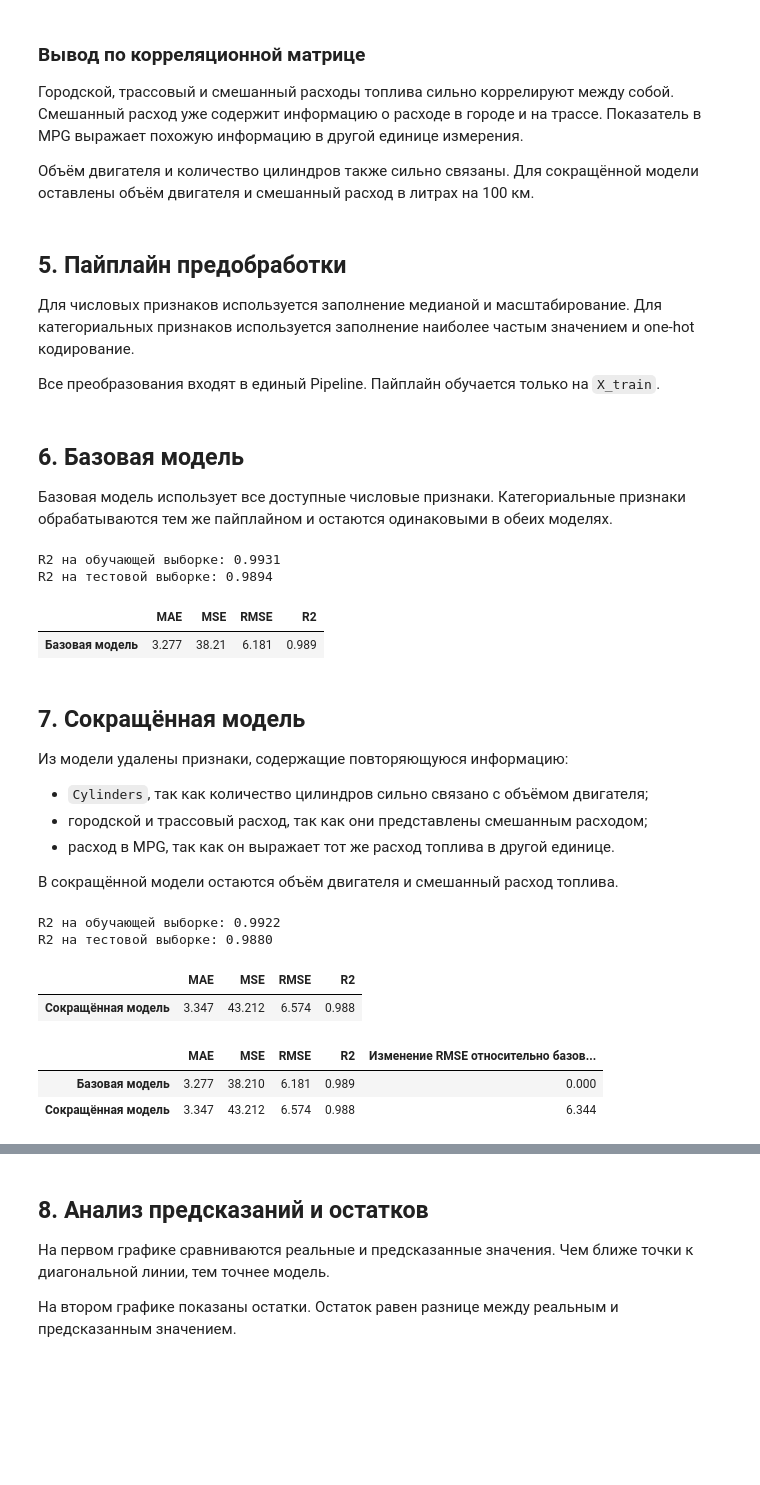
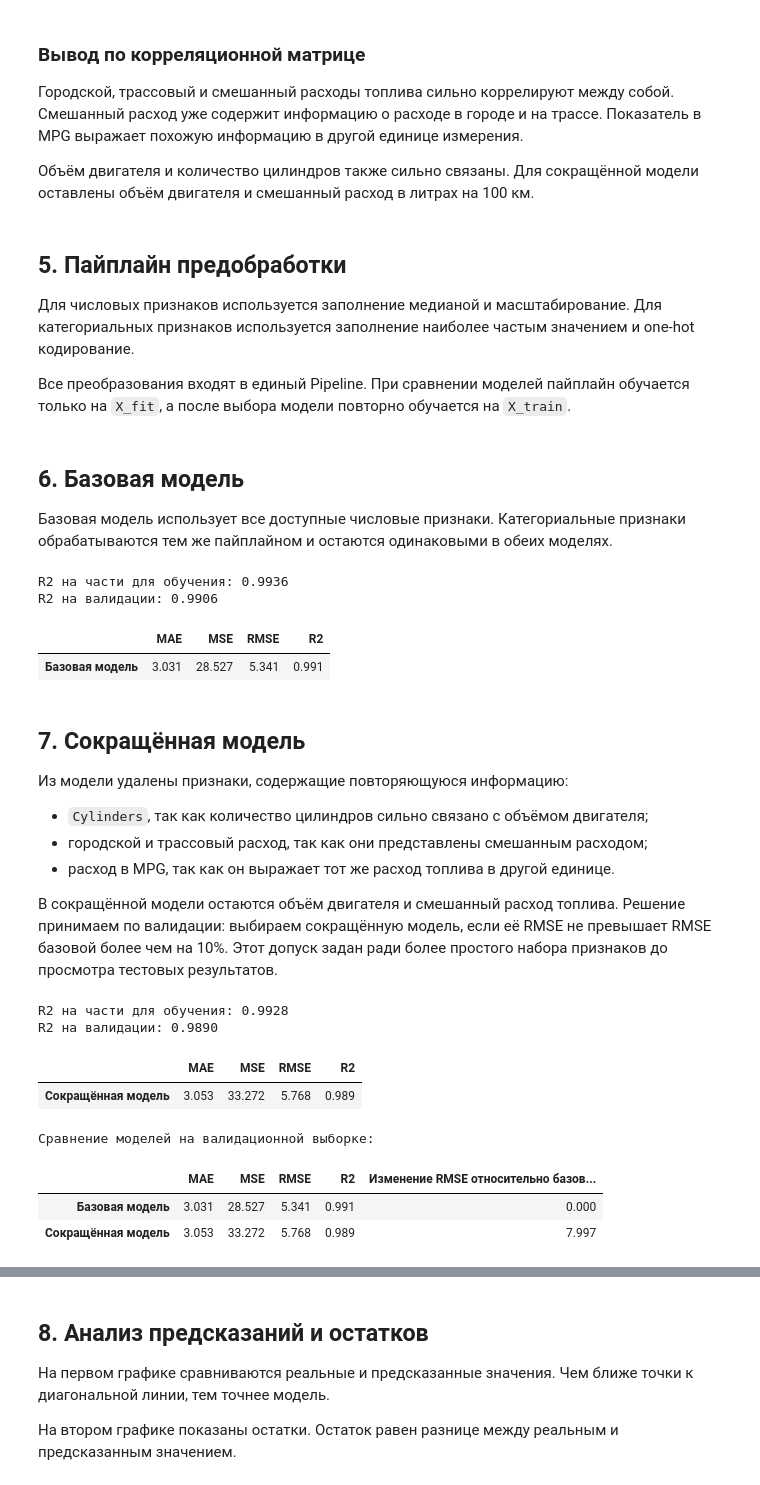
Before and after one commit to Aymanchk/machine-learning-practicals, a Jupyter notebook: practical-04/notebooks/pr4_co2_regression.ipynb, the cells around one changed output, grey strips where cells are left out. Cells and saved outputs as stored; diff of their text form; code cells hidden in the pictures; blank space fills up the shorter version.

Commit message:
ПР-4: проверка модели на валидации

```diff
--- a/practical-04/notebooks/pr4_co2_regression.ipynb
+++ b/practical-04/notebooks/pr4_co2_regression.ipynb
@@ -168,10 +168,19 @@ X_train, X_test, y_train, y_test = train_test_split(
     random_state=42
 )
 
+X_fit, X_val, y_fit, y_val = train_test_split(
+    X_train,
+    y_train,
+    test_size=0.2,
+    random_state=42
+)
+
 print(f"Размер X_train: {X_train.shape}")
 print(f"Размер X_test: {X_test.shape}")
 print(f"Размер y_train: {y_train.shape}")
 print(f"Размер y_test: {y_test.shape}")
+print(f"Размер X_fit: {X_fit.shape}")
+print(f"Размер X_val: {X_val.shape}")
 # %% [output]
 Размер X_train: (5025, 9)
 Размер X_test: (1257, 9)
@@ -212,7 +223,7 @@ plt.show()
 
 Для числовых признаков используется заполнение медианой и масштабирование. Для категориальных признаков используется заполнение наиболее частым значением и one-hot кодирование.
 
-Все преобразования входят в единый Pipeline. Пайплайн обучается только на `X_train`.
+Все преобразования входят в единый Pipeline. При сравнении моделей пайплайн обучается только на `X_fit`, а после выбора модели повторно обучается на `X_train`.
 # %%
 def create_regression_pipeline(numeric_features, categorical_features):
     numeric_pipeline = Pipeline(
@@ -272,37 +283,37 @@ baseline_model = create_regression_pipeline(
     categorical_features
 )
 
-baseline_model.fit(X_train, y_train)
+baseline_model.fit(X_fit, y_fit)
 
-baseline_train_predictions = baseline_model.predict(X_train)
-baseline_test_predictions = baseline_model.predict(X_test)
+baseline_fit_predictions = baseline_model.predict(X_fit)
+baseline_val_predictions = baseline_model.predict(X_val)
 
-baseline_metrics = calculate_metrics(
-    y_test,
-    baseline_test_predictions
+baseline_validation_metrics = calculate_metrics(
+    y_val,
+    baseline_val_predictions
 )
 
 print(
-    f"R2 на обучающей выборке: "
-    f"{r2_score(y_train, baseline_train_predictions):.4f}"
+    f"R2 на части для обучения: "
+    f"{r2_score(y_fit, baseline_fit_predictions):.4f}"
 )
 
 print(
-    f"R2 на тестовой выборке: "
-    f"{baseline_metrics['R2']:.4f}"
+    f"R2 на валидации: "
+    f"{baseline_validation_metrics['R2']:.4f}"
 )
 
 display(
     pd.DataFrame(
-        [baseline_metrics],
+        [baseline_validation_metrics],
         index=["Базовая модель"]
     ).round(3)
 )
 # %% [output]
-R2 на обучающей выборке: 0.9931
-R2 на тестовой выборке: 0.9894
+R2 на части для обучения: 0.9936
+R2 на валидации: 0.9906
 |  | MAE | MSE | RMSE | R2 |
-| Базовая модель | 3.277 | 38.21 | 6.181 | 0.989 |
+| Базовая модель | 3.031 | 28.527 | 5.341 | 0.991 |
 # %% [markdown]
 ## 7. Сокращённая модель
 
@@ -312,7 +323,7 @@ R2 на тестовой выборке: 0.9894
 - городской и трассовый расход, так как они представлены смешанным расходом;
 - расход в MPG, так как он выражает тот же расход топлива в другой единице.
 
-В сокращённой модели остаются объём двигателя и смешанный расход топлива.
+В сокращённой модели остаются объём двигателя и смешанный расход топлива. Решение принимаем по валидации: выбираем сокращённую модель, если её RMSE не превышает RMSE базовой более чем на 10%. Этот допуск задан ради более простого набора признаков до просмотра тестовых результатов.
 # %%
 numeric_features_reduced = [
     "Engine Size(L)",
@@ -324,52 +335,54 @@ reduced_model = create_regression_pipeline(
     categorical_features
 )
 
-reduced_model.fit(X_train, y_train)
+reduced_model.fit(X_fit, y_fit)
 
-reduced_train_predictions = reduced_model.predict(X_train)
-reduced_test_predictions = reduced_model.predict(X_test)
+reduced_fit_predictions = reduced_model.predict(X_fit)
+reduced_val_predictions = reduced_model.predict(X_val)
 
-reduced_metrics = calculate_metrics(
-    y_test,
-    reduced_test_predictions
+reduced_validation_metrics = calculate_metrics(
+    y_val,
+    reduced_val_predictions
 )
 
 print(
-    f"R2 на обучающей выборке: "
-    f"{r2_score(y_train, reduced_train_predictions):.4f}"
+    f"R2 на части для обучения: "
+    f"{r2_score(y_fit, reduced_fit_predictions):.4f}"
 )
 
 print(
-    f"R2 на тестовой выборке: "
-    f"{reduced_metrics['R2']:.4f}"
+    f"R2 на валидации: "
+    f"{reduced_validation_metrics['R2']:.4f}"
 )
 
 display(
     pd.DataFrame(
-        [reduced_metrics],
+        [reduced_validation_metrics],
         index=["Сокращённая модель"]
     ).round(3)
 )
 # %% [output]
-R2 на обучающей выборке: 0.9922
-R2 на тестовой выборке: 0.9880
+R2 на части для обучения: 0.9928
+R2 на валидации: 0.9890
 |  | MAE | MSE | RMSE | R2 |
-| Сокращённая модель | 3.347 | 43.212 | 6.574 | 0.988 |
+| Сокращённая модель | 3.053 | 33.272 | 5.768 | 0.989 |
 # %%
 comparison = pd.DataFrame(
     {
-        "Базовая модель": baseline_metrics,
-        "Сокращённая модель": reduced_metrics
+        "Базовая модель": baseline_validation_metrics,
+        "Сокращённая модель": reduced_validation_metrics
     }
 ).T
 
 comparison["Изменение RMSE относительно базовой, %"] = (
     comparison["RMSE"] / comparison.loc["Базовая модель", "RMSE"] - 1
 ) * 100
 
+print("Сравнение моделей на валидационной выборке:")
 display(comparison.round(3))
 # %% [output]
+Сравнение моделей на валидационной выборке:
 |  | MAE | MSE | RMSE | R2 | Изменение RMSE относительно базов... |
-| Базовая модель | 3.277 | 38.210 | 6.181 | 0.989 | 0.000 |
-| Сокращённая модель | 3.347 | 43.212 | 6.574 | 0.988 | 6.344 |
+| Базовая модель | 3.031 | 28.527 | 5.341 | 0.991 | 0.000 |
+| Сокращённая модель | 3.053 | 33.272 | 5.768 | 0.989 | 7.997 |
 # %%
```
Also changed, not shown: parts of 7 cells of this notebook, 2 other files.
